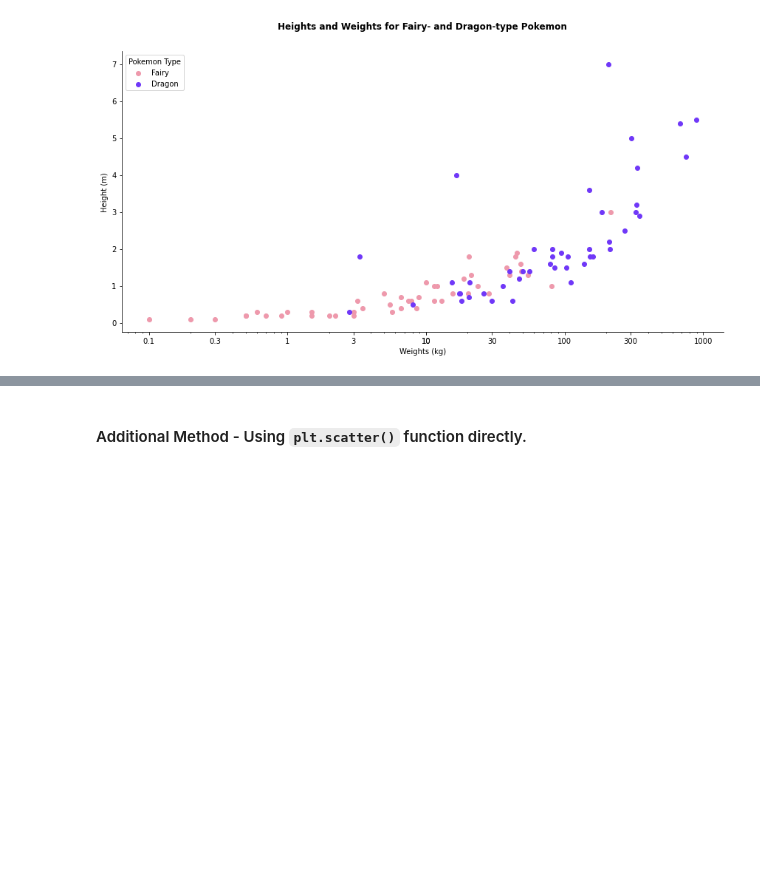
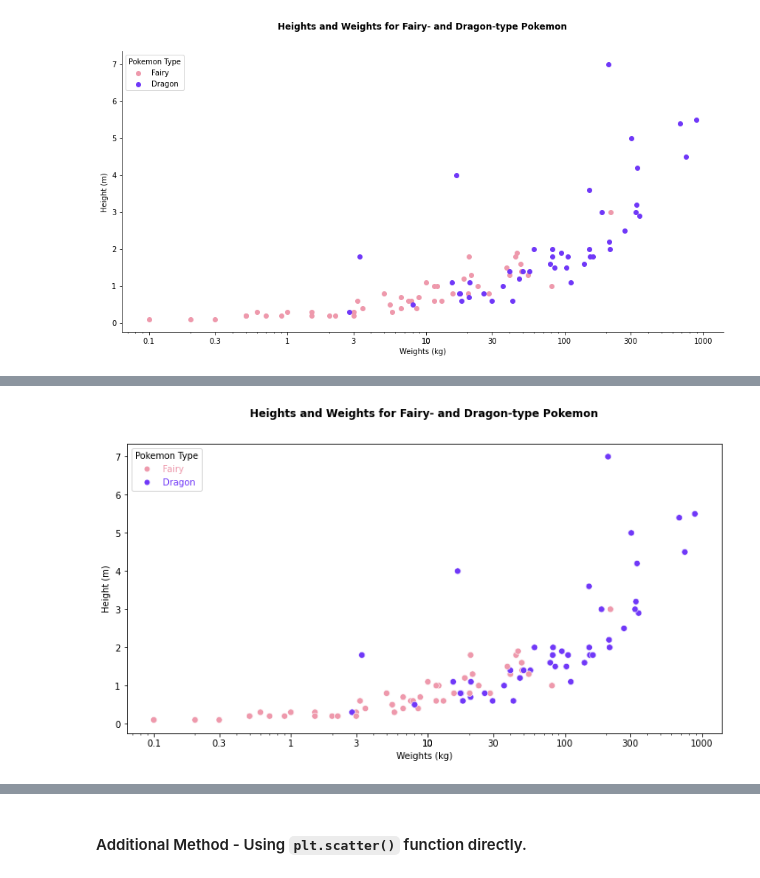
Before and after one commit to Alex-YuZ/Data-Visualization, a Jupyter notebook: Scatter_Plot.ipynb, the cells around one changed output, grey strips where cells are left out. Saved outputs shown, nothing was run; the diff lists cells and outputs as text; code cells hidden in the pictures; blank space fills up the shorter version.

```diff
--- a/Scatter_Plot.ipynb
+++ b/Scatter_Plot.ipynb
@@ -255,0 +272,34 @@ plt.title('Heights and Weights for Fairy- and Dragon-type Pokemon', \
+# %%
+from matplotlib.lines import Line2D
+
+plt.figure(figsize=(12, 6))
+sns.scatterplot(data=pkmn_sub, \
+                x='weight', \
+                y='height', \
+                hue='type', \
+                palette=dict([('fairy', '#ee99ac'), ('dragon', '#7038f8')]), s=50)
+
+
+plt.xscale('log')
+ticks = [0.1, 0.3, 1, 3, 10, 10, 30, 100, 300, 1000]
+plt.xticks(ticks, ticks)
+
+# Adjust the label properties
+plt.xlabel('Weights (kg)')
+plt.ylabel('Height (m)')
+
+# Customize legend propperties
+legend_prop = [Line2D([], [], color='#ee99ac', markersize=10, marker='.', linestyle=''), \
+               Line2D([], [], color='#7038f8', markersize=10, marker='.', linestyle='')]
+plt.legend(legend_prop, ['Fairy', 'Dragon'], \
+           labelcolor=['#ee99ac', '#7038f8'], \
+           title='Pokemon Type', \
+           loc=2, \
+           fontsize=10)
+
+# Adjust the title property
+plt.title('Heights and Weights for Fairy- and Dragon-type Pokemon', \
+          pad=30, \
+          fontdict={'fontsize': 12, 'fontweight': 'bold'});
+# %% [output]
+[figure, added]
```
Also changed, not shown: parts of 7 cells of this notebook.
